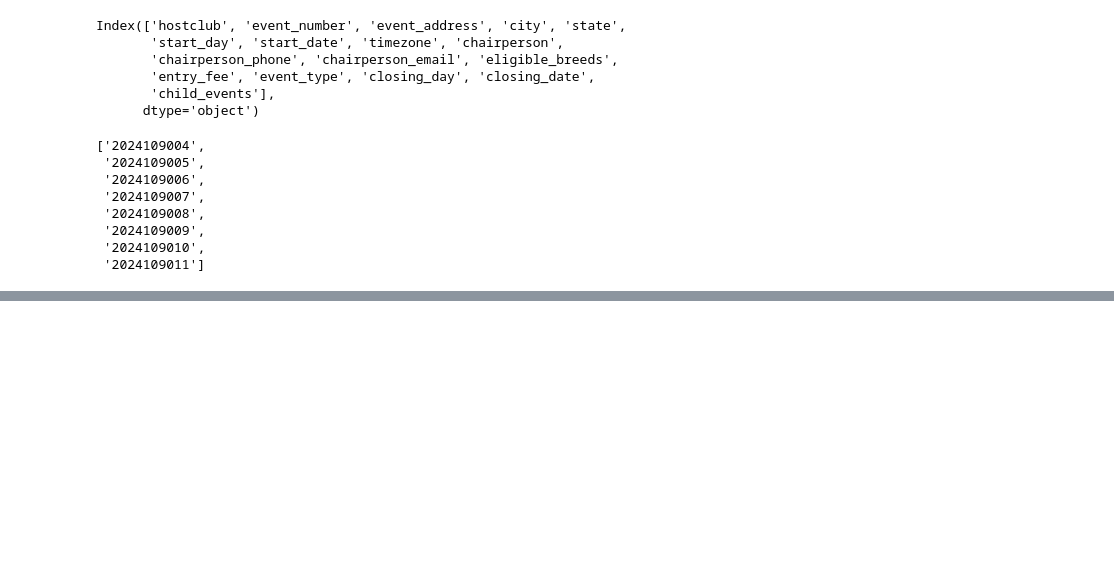
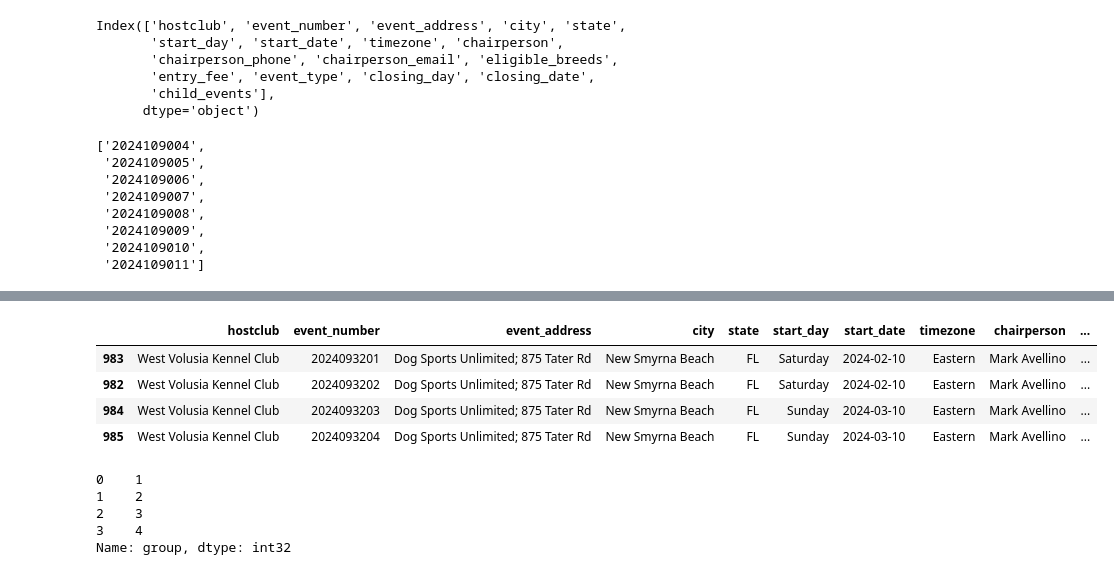
Before and after one commit to Pechi77/update_events_streamlit, a Jupyter notebook: Untitled.ipynb, the cells around one changed output, grey strips where cells are left out. Drawn from its saved outputs; the diff is of its cells as text; code cells hidden in the pictures; blank space fills up the shorter version.

```diff
--- a/Untitled.ipynb
+++ b/Untitled.ipynb
@@ -684,0 +766,34 @@ df_final.to_csv("cleaned_events_4_1_2023.csv", index=False)
+# %%
+d
+# %% [output]
+|  | hostclub | event_number | event_address | city | state | start_day | start_date | timezone | chairperson | ... |
+| 983 | West Volusia Kennel Club | 2024093201 | Dog Sports Unlimited; 875 Tater Rd | New Smyrna Beach | FL | Saturday | 2024-02-10 | Eastern | Mark Avellino | ... |
+| 982 | West Volusia Kennel Club | 2024093202 | Dog Sports Unlimited; 875 Tater Rd | New Smyrna Beach | FL | Saturday | 2024-02-10 | Eastern | Mark Avellino | ... |
+| 984 | West Volusia Kennel Club | 2024093203 | Dog Sports Unlimited; 875 Tater Rd | New Smyrna Beach | FL | Sunday | 2024-03-10 | Eastern | Mark Avellino | ... |
+| 985 | West Volusia Kennel Club | 2024093204 | Dog Sports Unlimited; 875 Tater Rd | New Smyrna Beach | FL | Sunday | 2024-03-10 | Eastern | Mark Avellino | ... |
+# %%
+import pandas as pd
+
+# Sample DataFrame
+data = {'hostclub': [983, 982, 984, 985],
+        'start_date': ['2024-02-10', '2024-02-10', '2024-03-10', '2024-03-10']}
+
+df = pd.DataFrame(data)
+
+# Convert 'start_date' to datetime
+df['start_date'] = pd.to_datetime(df['start_date'])
+
+# Calculate the difference between consecutive dates within each host club
+df['date_diff'] = (df.groupby('hostclub')['start_date'].diff().fillna(pd.Timedelta(0)))
+
+# Create a new grouping variable based on consecutive dates within each host club
+df['group'] = (df['date_diff'] != pd.Timedelta(1)).cumsum()
+
+# Display the result
+print(df['group'])
+# %% [output]
+0    1
+1    2
+2    3
+3    4
+Name: group, dtype: int32
```
Also changed, not shown: parts of 53 cells of this notebook, 3 other files.
